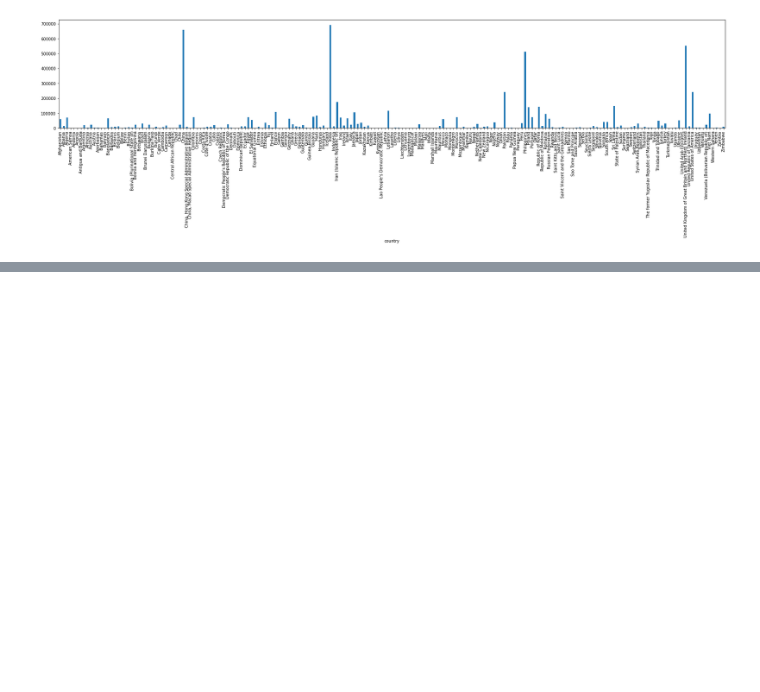
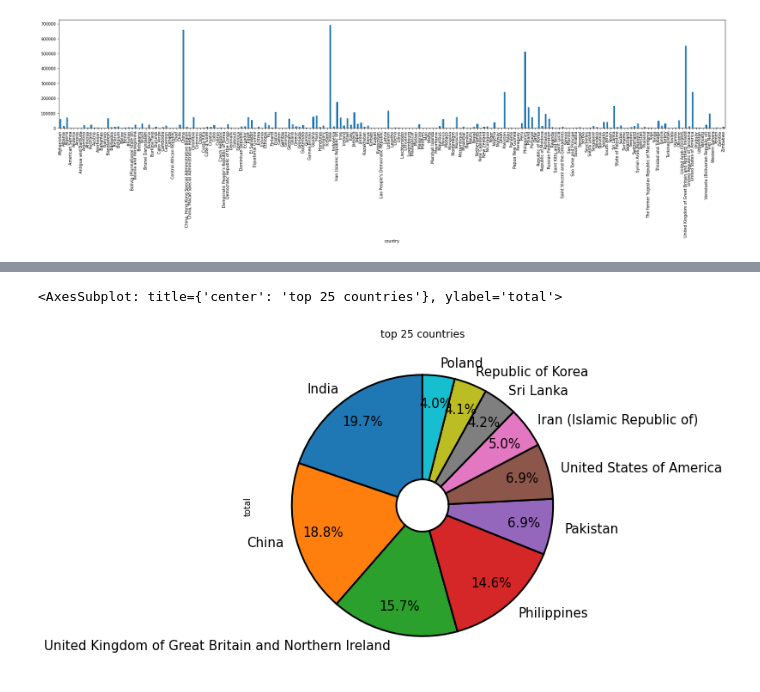
Before and after one commit to 31sanskriti/python-datascience, a Jupyter notebook: datascience/canada_analysis.ipynb, the cells around one changed output, grey strips where cells are left out. Drawn from its saved outputs; the diff is of its cells as text; code cells hidden in the pictures; blank space fills up the shorter version.

```diff
--- a/datascience/canada_analysis.ipynb
+++ b/datascience/canada_analysis.ipynb
@@ -266,0 +349,8 @@ df.total.plot(kind='bar', figsize=(30,5))
+# %%
+plt.figure(facecolor='white')
+df['total'].head(10).plot(kind = 'pie', figsize =(20,7),title="top 25 countries", autopct ='%1.1f%%',
+startangle = 90 ,textprops = {'fontsize':15,'color':'Black'},
+wedgeprops = {'linewidth': 2 , 'edgecolor':'black', 'width':0.8},pctdistance=.79)
+# %% [output]
+<AxesSubplot: title={'center': 'top 25 countries'}, ylabel='total'>
+[figure, added]
```
Also changed, not shown: parts of 10 cells of this notebook, 6 other files.
